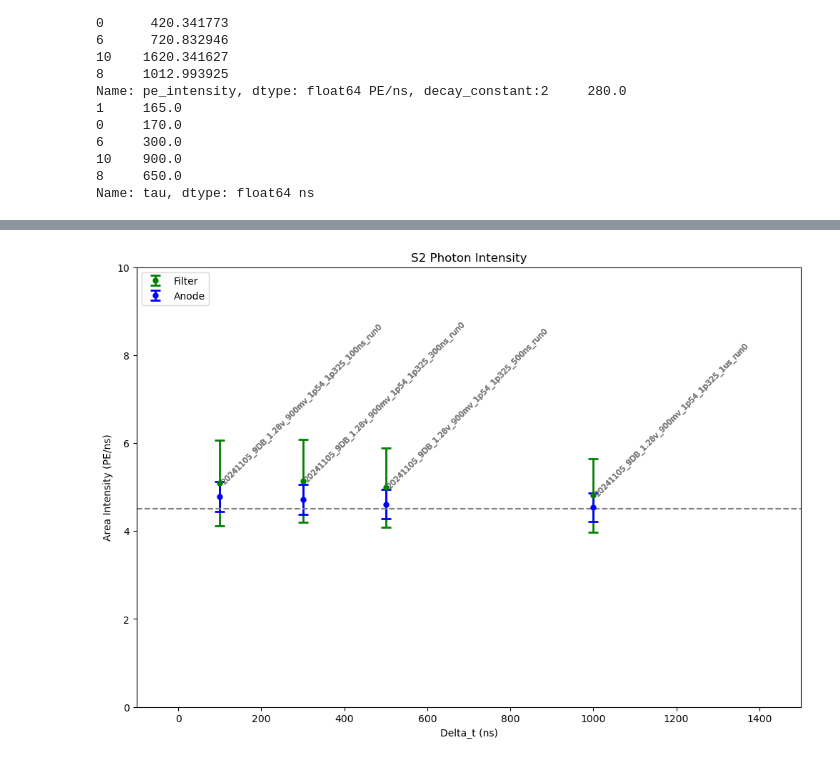
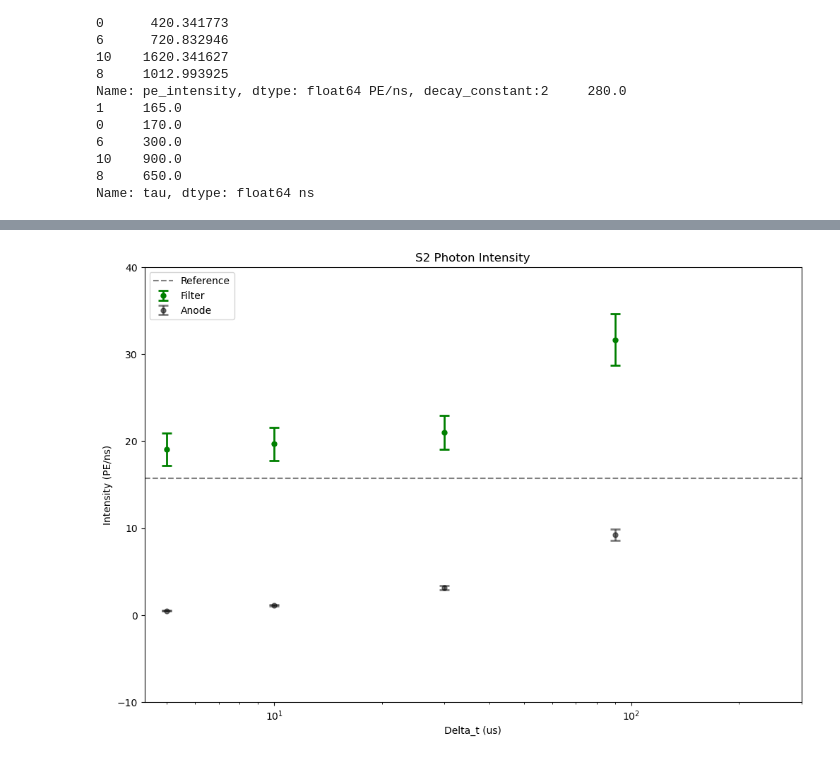
Before and after one commit to Westlake-University-Lsc-lab/ProcessLocalData, a Jupyter notebook: plotsfigures.ipynb, the cells around one changed output, grey strips where cells are left out. Saved outputs shown, nothing was run; the diff lists cells and outputs as text; code cells hidden in the pictures.

Commit message:
saturation time constant plots

```diff
--- a/plotsfigures.ipynb
+++ b/plotsfigures.ipynb
@@ -577,5 +531,5 @@ Name: tau, dtype: float64 ns
 import pandas as pd
 import numpy as np
 import h5py
-pd_path = 'outnpy/S1_100ns_S2_1us_delta_t_100ns_to_1us_scaled.h5py'
+pd_path = 'outnpy/S1_2.4V_500ns_S2_1.36V_1us_delta_t_5us_to_90us_scaled.h5py'
 df = pd.read_hdf(pd_path, key='winfo')
@@ -583,16 +546,19 @@ df = pd.read_hdf(pd_path, key='winfo')
 # #S2 with attenuator:::   4776.46, sigma =86.75
 # fix_S2_1us = 4608.000203
 # fix_S2_1us_err = 82.529809
-fix_s2_with_attenuator = 4787.885477
-fix_s2_with_attenuator_err =86.272236
-fix_s2_without_attenuator = 4423.642862
-fix_s2_without_attenuator_err = 82.229966
+# fix_s2_with_attenuator = 4787.885477
+# fix_s2_with_attenuator_err =86.272236
+# fix_s2_without_attenuator = 4423.642862
+# fix_s2_without_attenuator_err = 82.229966
+
+fix_s2_with_attenuator = 15714.052338
+fix_s2_with_attenuator_err = 51.863811
 
 y_filter = df.filter_fix_s2/df.S2_width
 y_filter_err = df.filter_fix_s2/df.S2_width * np.sqrt((df.filter_fix_s2_err/df.filter_fix_s2) **2  + (5/df.S2_width))
 y_anode = df.Ch0_s2_mu /df.S2_width
 y_anode_err = df.Ch0_s2_mu /df.S2_width * np.sqrt((df.Ch0_s2_sigma/df.Ch0_s2_mu) **2  + (5/df.S2_width))
-x = df.Delta_t
+# x = df.Delta_t
 
 y_filter_s1 = df.filter_fix_s1/df.S1_width
 y_filter_s1_err = df.filter_fix_s1/df.S1_width * np.sqrt((df.filter_fix_s1_err/df.filter_fix_s1) **2  + (5/df.S1_width))
@@ -600,4 +566,9 @@ y_dynode_s1 = df.dynode_fix_s1 /df.S1_width
 y_dynode_s1_err = df.dynode_fix_s1 /df.S1_width * np.sqrt((df.dynode_fix_s1_err/df.dynode_fix_s1) **2  + (5/df.S1_width))
 y_anode_s1 = df.Ch0_s1_mu /df.S1_width
 y_anode_s1err = df.Ch0_s1_mu /df.S1_width * np.sqrt((df.Ch0_s1_sigma/df.Ch0_s1_mu) **2  + (5/df.S1_width))
-x = df.Delta_t
+x = df.Delta_t #* 1000 # in ms
+
+ratio_s2 = df.filter_fix_s2 /fix_s2_with_attenuator
+ratio_s2_err = df.filter_fix_s2 /fix_s2_with_attenuator * np.sqrt((df.filter_fix_s2_err/df.filter_fix_s2) **2  + (fix_s2_with_attenuator_err/fix_s2_with_attenuator) **2)
+ratio_s2_anode = df.Ch0_s2_mu /fix_s2_with_attenuator
+ratio_s2_anode_err = df.Ch0_s2_mu /fix_s2_with_attenuator * np.sqrt((df.Ch0_s2_sigma/df.Ch0_s2_mu) **2  + (fix_s2_with_attenuator_err/fix_s2_with_attenuator) **2)
@@ -617,28 +575,28 @@ y_anode, y_filter,
 # %%
 import matplotlib.pyplot as plt
 fig, ax = plt.subplots(figsize=(12,8))
 ax.errorbar(x, y_filter, yerr=y_filter_err, fmt='.', markersize=10, ecolor='g', mfc='g', mec='g',capsize=5, elinewidth=2, capthick=2, label='Filter')
-ax.errorbar(x, y_anode, yerr=y_anode_err, fmt='.',  markersize=10, ecolor='b', mfc='b', mec='b',capsize=5, elinewidth=2, capthick=2, label='Anode')
+ax.errorbar(x, y_anode, yerr=y_anode_err, fmt='.',  markersize=10, ecolor='black', mfc='black', mec='black',alpha=0.5, capsize=5, elinewidth=2, capthick=2, label='Anode')
 # ax.errorbar(x, y_anode, yerr=y_anode_err, fmt='.', ecolor='black', mfc='black', mec='black',capsize=3, elinewidth=2, capthick=2, label='Anode')
-ax.set_xlabel('Delta_t (ns)')
-ax.set_ylabel('Area Intensity (PE/ns)')
+ax.set_xlabel('Delta_t (us)')
+ax.set_ylabel('Intensity (PE/ns)')
 ax.set_title('')
-# ax.set_xscale('log')
+ax.set_xscale('log')
 # ax.set_yscale('log')
-ax.axhline(y=4.5, color='grey', linestyle='--', label='')
-for index, row in df.iterrows():
-   for column_name, value in row.items():
-        ax.text(df['Delta_t'][index], (df['filter_fix_s2'][index])/(df['S2_width'][index]) , s= str(df['file_tag'][index]), rotation=45, color='gray',alpha=0.3, fontsize=8)  #rotation='vertical'   rotation='horizontal'
-ax.legend()
+ax.axhline(y= fix_s2_with_attenuator/df.S2_width.iloc[0], color='grey', linestyle='--', label='Reference')
+# for index, row in df.iterrows():
+#    for column_name, value in row.items():
+#         ax.text(df['Delta_t'][index], (df['filter_fix_s2'][index])/(df['S2_width'][index]) , s= str(df['file_tag'][index]), rotation=45, color='gray',alpha=0.3, fontsize=5)  #rotation='vertical'   rotation='horizontal'
+# ax.legend()
 
 ax.legend(loc='upper left')
 
-ax.set_xlim(-100, 1500)
-ax.set_ylim(-0, 10)
+ax.set_xlim(-10, 300)
+ax.set_ylim(-10, 40)
 ax.set_title('S2 Photon Intensity')
 plt.show()
 # %% [output]
-[figure, old version]
+[figure, new version]
 # %%
 import matplotlib.pyplot as plt
 fig, ax = plt.subplots(figsize=(12,8))
```
Also changed, not shown: parts of 13 cells of this notebook.
